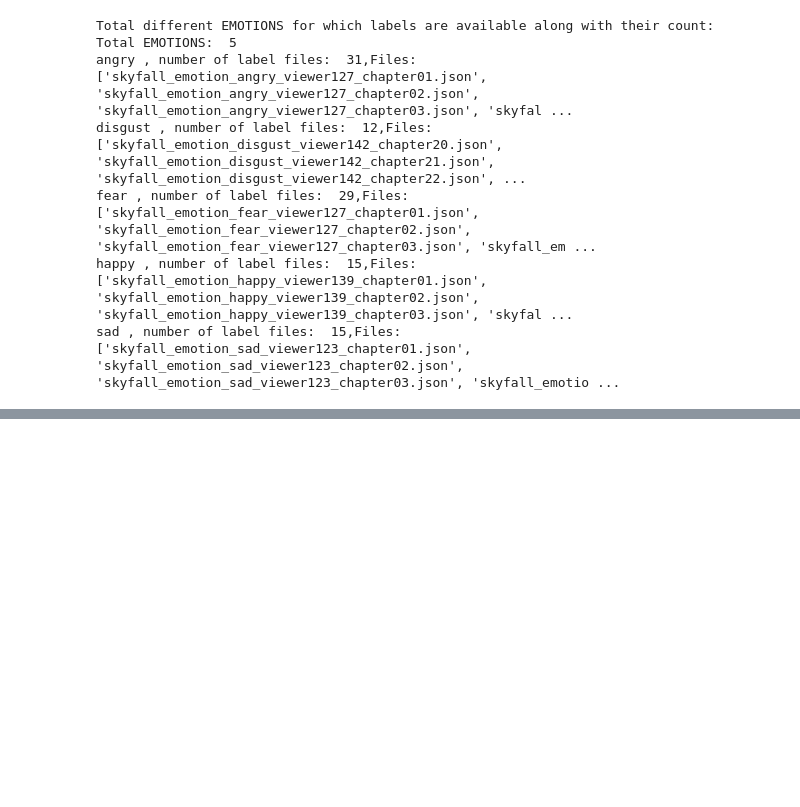
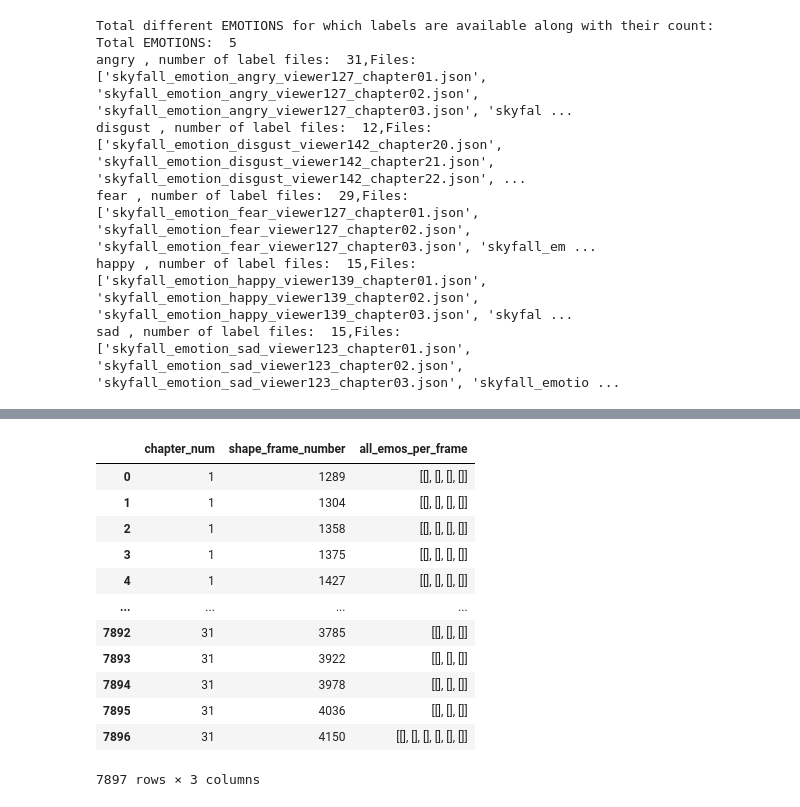
Before and after one commit to SteinwayThor/eeg-features-movies, a Jupyter notebook: EDA_and_Data_Extraction.ipynb, the cells around one changed output, grey strips where cells are left out. Drawn from its saved outputs; the diff is of its cells as text; code cells hidden in the pictures; blank space fills up the shorter version.

```diff
--- a/EDA_and_Data_Extraction.ipynb
+++ b/EDA_and_Data_Extraction.ipynb
@@ -479,0 +544,9 @@ emotion_df[emotion_df['emotion_value'].apply(lambda x: len(x))>0]
+# %%
+#(chapter_num,shape_frame_number) -> emotion_value
+james_df_grouped = james_df.groupby(['chapter_num', 'shape_frame_number'])['emotion_value'].apply(list).reset_index(name='all_emos_per_frame')
+gareth_df_grouped = gareth_df.groupby(['chapter_num', 'shape_frame_number'])['emotion_value'].apply(list).reset_index(name='all_emos_per_frame')
+eve_df_grouped = eve_df.groupby(['chapter_num', 'shape_frame_number'])['emotion_value'].apply(list).reset_index(name='all_emos_per_frame')
+bill_df_grouped = bill_df.groupby(['chapter_num', 'shape_frame_number'])['emotion_value'].apply(list).reset_index(name='all_emos_per_frame')
+none_df_grouped = none_df.groupby(['chapter_num', 'shape_frame_number'])['emotion_value'].apply(list).reset_index(name='all_emos_per_frame')
+raoul_df_grouped = raoul_df.groupby(['chapter_num', 'shape_frame_number'])['emotion_value'].apply(list).reset_index(name='all_emos_per_frame')
+m_df_grouped = m_df.groupby(['chapter_num', 'shape_frame_number'])['emotion_value'].apply(list).reset_index(name='all_emos_per_frame')
@@ -479,0 +555,16 @@ emotion_df[emotion_df['emotion_value'].apply(lambda x: len(x))>0]
+# %%
+james_df_grouped
+# %% [output]
+|  | chapter_num | shape_frame_number | all_emos_per_frame |
+| 0 | 1 | 1289 | [[], [], [], []] |
+| 1 | 1 | 1304 | [[], [], [], []] |
+| 2 | 1 | 1358 | [[], [], [], []] |
+| 3 | 1 | 1375 | [[], [], [], []] |
+| 4 | 1 | 1427 | [[], [], [], []] |
+| ... | ... | ... | ... |
+| 7892 | 31 | 3785 | [[], [], []] |
+| 7893 | 31 | 3922 | [[], [], []] |
+| 7894 | 31 | 3978 | [[], [], []] |
+| 7895 | 31 | 4036 | [[], [], []] |
+| 7896 | 31 | 4150 | [[], [], [], [], [], []] |
+7897 rows × 3 columns
```
Also changed, not shown: parts of 19 cells of this notebook.
